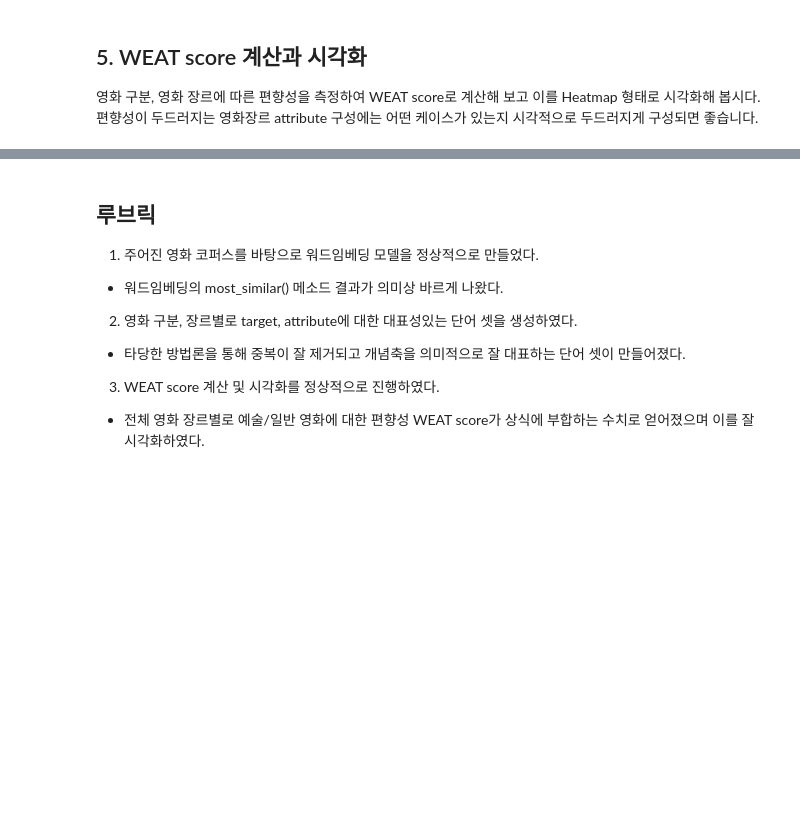
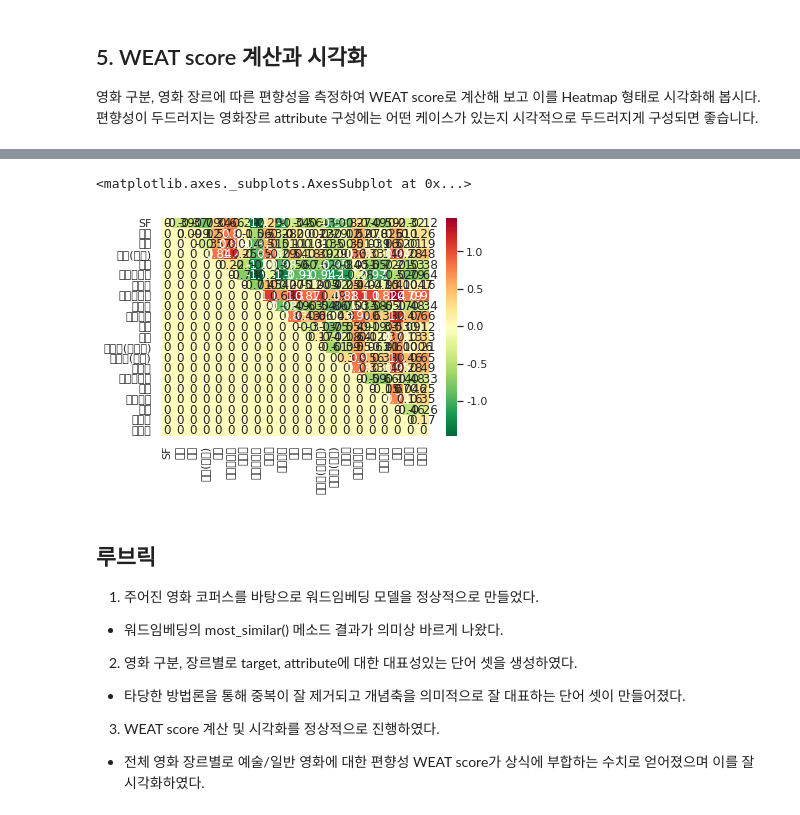
Before and after one commit to jx-dohwan/Aiffel_NLP_Project, a Jupyter notebook: [NLP_06]Measure_bias_across_all_genres.ipynb, the cells around one changed output, grey strips where cells are left out. Cells and saved outputs as stored; diff of their text form; code cells hidden in the pictures; blank space fills up the shorter version.

```diff
--- a/[NLP_06]Measure_bias_across_all_genres.ipynb
+++ b/[NLP_06]Measure_bias_across_all_genres.ipynb
@@ -258,3 +279,6 @@ for i in range(len(w)):
 ## 5. WEAT score 계산과 시각화
 
 영화 구분, 영화 장르에 따른 편향성을 측정하여 WEAT score로 계산해 보고 이를 Heatmap 형태로 시각화해 봅시다. 편향성이 두드러지는 영화장르 attribute 구성에는 어떤 케이스가 있는지 시각적으로 두드러지게 구성되면 좋습니다.
+# %%
+matrix = [[0 for _ in range(len(genre_name))] for _ in range(len(genre_name))]
+print("슝~")
@@ -260,0 +287,30 @@ for i in range(len(w)):
+# %%
+def cos_sim(i, j):
+  return dot(i, j.T)/(norm(i)*norm(j))
+
+def s(w, A,B):
+  c_a = cos_sim(w,A)
+  c_b = cos_sim(w, B)
+  mean_A = np.mean(c_a, axis=-1)
+  mean_B = np.mean(c_b, axis=-1)
+  return mean_A - mean_B
+
+def weat_score(X,Y,A,B):
+  s_X = s(X,A,B)
+  s_Y = s(Y,A,B)
+
+  mean_X = np.mean(s_X)
+  mean_Y = np.mean(s_Y)
+
+  std_dev = np.std(np.concatenate([s_X,s_Y],axis=0))
+
+  return (mean_X-mean_Y)/std_dev
+# %%
+A = np.array([model.wv[word] for word in target_art])
+B = np.array([model.wv[word] for word in target_gen])
+
+for i in range(len(genre_name)-1):
+    for j in range(i+1, len(genre_name)):
+        X = np.array([model.wv[word] for word in attributes[i]])
+        Y = np.array([model.wv[word] for word in attributes[j]])
+        matrix[i][j] = weat_score(X, Y, A, B)
@@ -261,3 +339,18 @@ for i in range(len(w)):
+# %%
+np.random.seed(0)
+
+# 한글 지원 폰트
+sns.set(font='NanumGothic')
+
+# 마이너스 부호
+
+plt.rcParams['axes.unicode_minus'] = False
+
+ax = sns.heatmap(matrix, xticklabels=genre_name, yticklabels=genre_name, annot=True,  cmap='RdYlGn_r')
+ax
+# %% [output]
+<matplotlib.axes._subplots.AxesSubplot at 0x...>
+[figure, added]
 # %% [markdown]
 ## 루브릭
 
```
Also changed, not shown: parts of 13 cells of this notebook.
